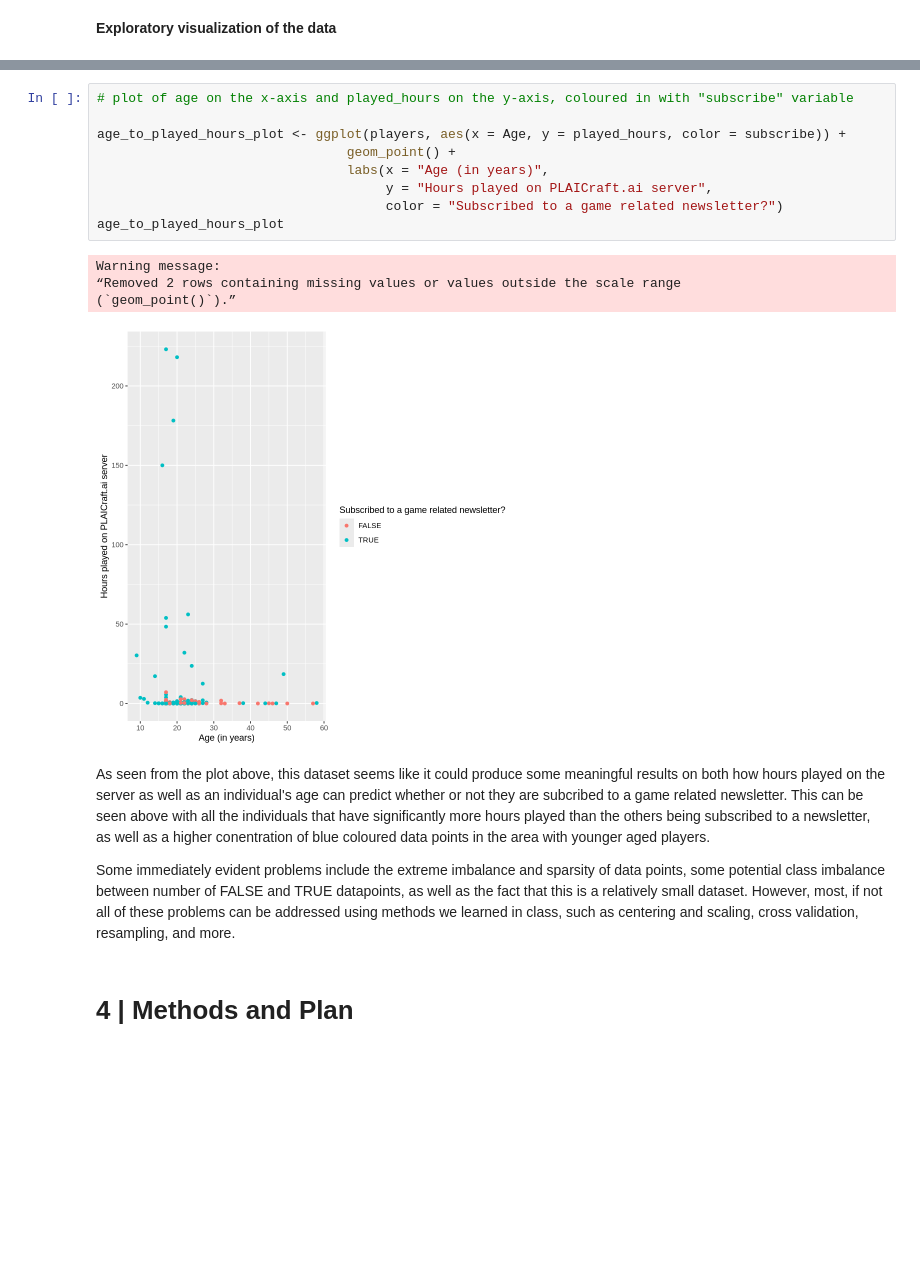
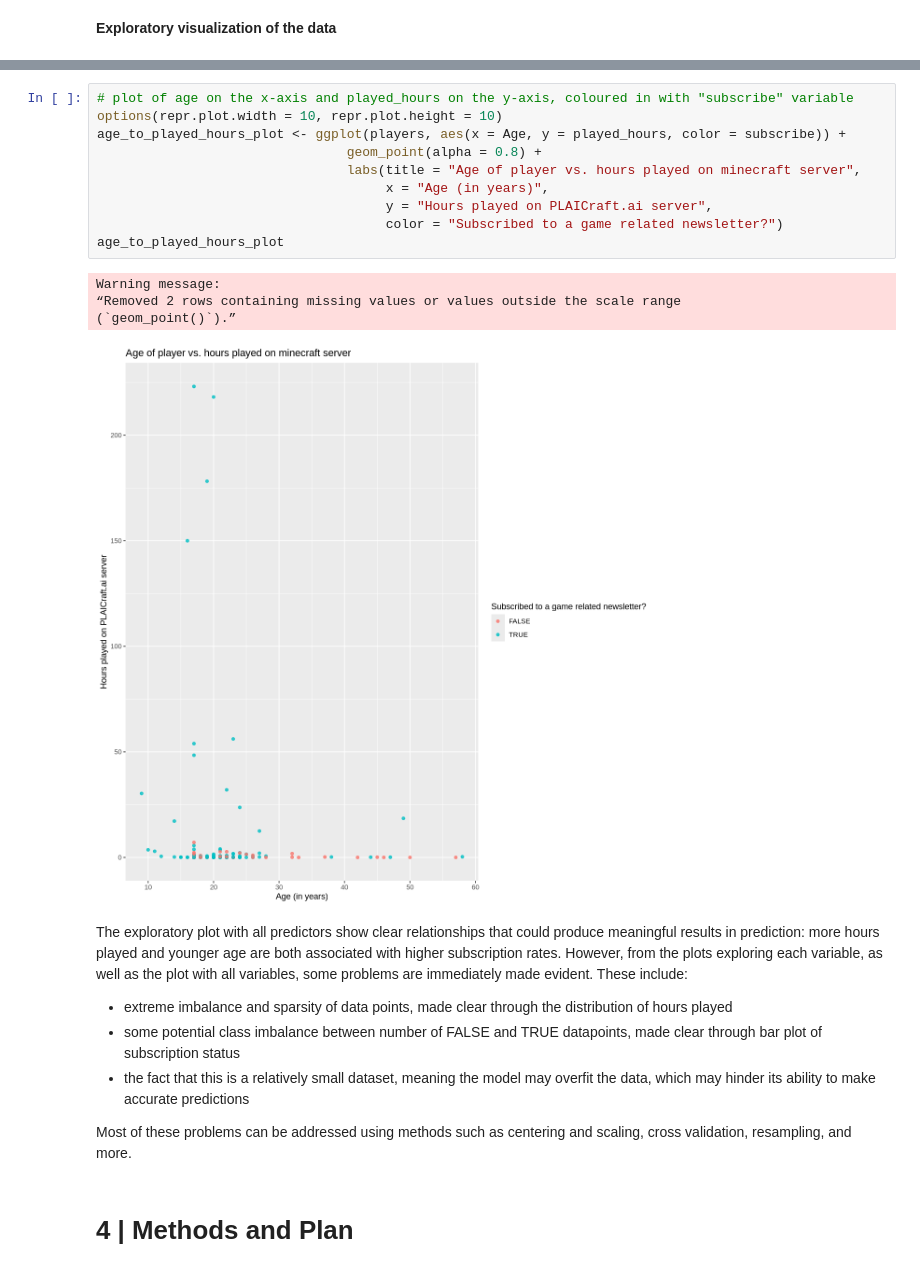
Before and after one commit to nhuang07/dsci_project_8, a Jupyter notebook: dsci_project_8.ipynb, the cells around one changed output, grey strips where cells are left out. Saved outputs shown, nothing was run; the diff lists cells and outputs as text; blank space fills up the shorter version.

Commit message:
Final draft of individual project
Added one more plot, converted some paragraphs to bulleted lists, and cutdown the word count to around 530.

```diff
--- a/dsci_project_8.ipynb
+++ b/dsci_project_8.ipynb
@@ -187,21 +232,25 @@ The mean of the original start time and end time in its current format is not of
 # %%
 # plot of age on the x-axis and played_hours on the y-axis, coloured in with "subscribe" variable
-
+options(repr.plot.width = 10, repr.plot.height = 10)
 age_to_played_hours_plot <- ggplot(players, aes(x = Age, y = played_hours, color = subscribe)) +
-                                geom_point() +
-                                labs(x = "Age (in years)",
+                                geom_point(alpha = 0.8) +
+                                labs(title = "Age of player vs. hours played on minecraft server",
+                                     x = "Age (in years)",
                                      y = "Hours played on PLAICraft.ai server",
                                      color = "Subscribed to a game related newsletter?")
 age_to_played_hours_plot
 # %% [output]
 Warning message:
 “Removed 2 rows containing missing values or values outside the scale range
 (`geom_point()`).”
-[figure, old version]
+[figure, new version]
 # %% [markdown]
-As seen from the plot above, this dataset seems like it could produce some meaningful results on both how hours played on the server as well as an individual's age can predict whether or not they are subcribed to a game related newsletter. This can be seen above with all the individuals that have significantly more hours played than the others being subscribed to a newsletter, as well as a higher conentration of blue coloured data points in the area with younger aged players.
+The exploratory plot with all predictors show clear relationships that could produce meaningful results in prediction: more hours played and younger age are both associated with higher subscription rates. However, from the plots exploring each variable, as well as the plot with all variables, some problems are immediately made evident. These include:
+- extreme imbalance and sparsity of data points, made clear through the distribution of hours played
+- some potential class imbalance between number of FALSE and TRUE datapoints, made clear through bar plot of subscription status
+- the fact that this is a relatively small dataset, meaning the model may overfit the data, which may hinder its ability to make accurate predictions
 
-Some immediately evident problems include the extreme imbalance and sparsity of data points, some potential class imbalance between number of FALSE and TRUE datapoints, as well as the fact that this is a relatively small dataset. However, most, if not all of these problems can be addressed using methods we learned in class, such as centering and scaling, cross validation, resampling, and more.
+Most of these problems can be addressed using methods such as centering and scaling, cross validation, resampling, and more.
 # %% [markdown]
 # 4 | Methods and Plan
 # %% [markdown]
```
Also changed, not shown: parts of 8 cells of this notebook.
